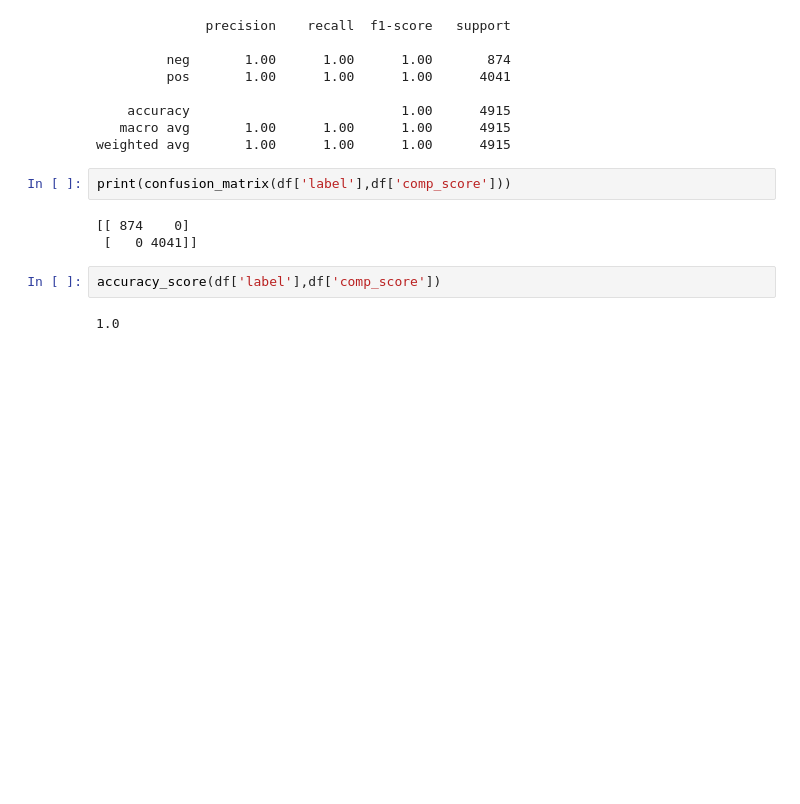
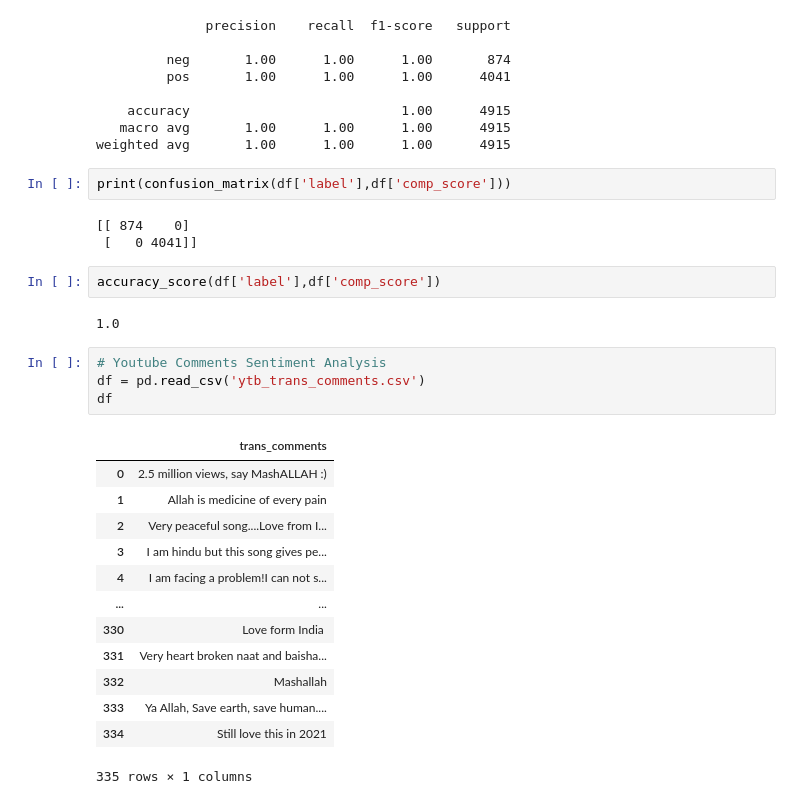
Before and after one commit to shahhhashmatali2002/NLP, a Jupyter notebook: Sentiment_Analysis.ipynb, the cells around one changed output. Cells and saved outputs as stored; diff of their text form; blank space fills up the shorter version.

```diff
--- a/Sentiment_Analysis.ipynb
+++ b/Sentiment_Analysis.ipynb
@@ -130,3 +130,21 @@ print(confusion_matrix(df['label'],df['comp_score']))
 accuracy_score(df['label'],df['comp_score'])
 # %% [output]
 1.0
+# %%
+# Youtube Comments Sentiment Analysis
+df = pd.read_csv('ytb_trans_comments.csv')
+df
+# %% [output]
+|  | trans_comments |
+| 0 | 2.5 million views, say MashALLAH :) |
+| 1 | Allah is medicine of every pain |
+| 2 | Very peaceful song....Love from I... |
+| 3 | I am hindu but this song gives pe... |
+| 4 | I am facing a problem!I can not s... |
+| ... | ... |
+| 330 | Love form India ️️️ |
+| 331 | Very heart broken naat and baisha... |
+| 332 | Mashallah |
+| 333 | Ya Allah, Save earth, save human.... |
+| 334 | Still love this in 2021 |
+335 rows × 1 columns
```
Also changed, not shown: parts of 4 cells of this notebook, 6 other files.
